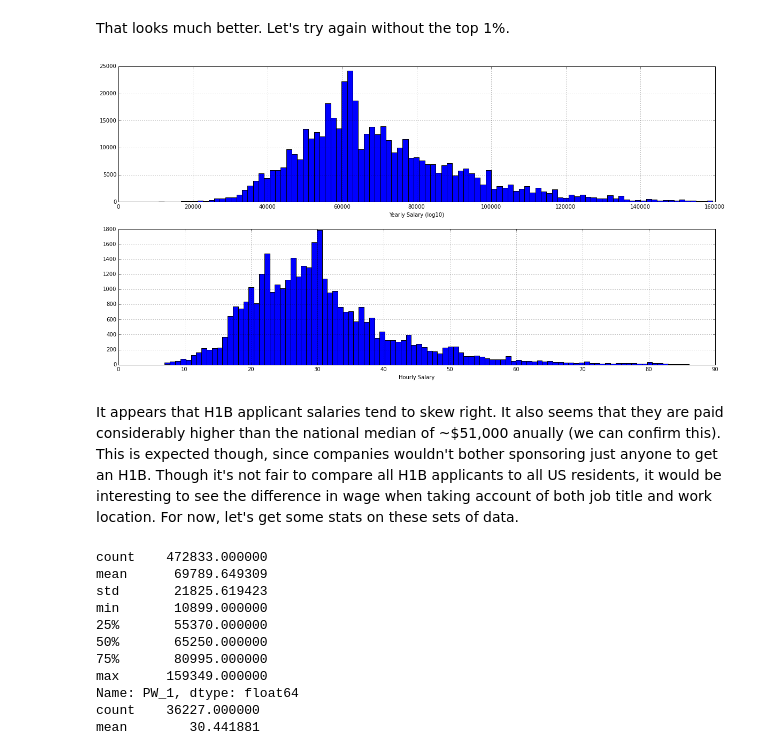
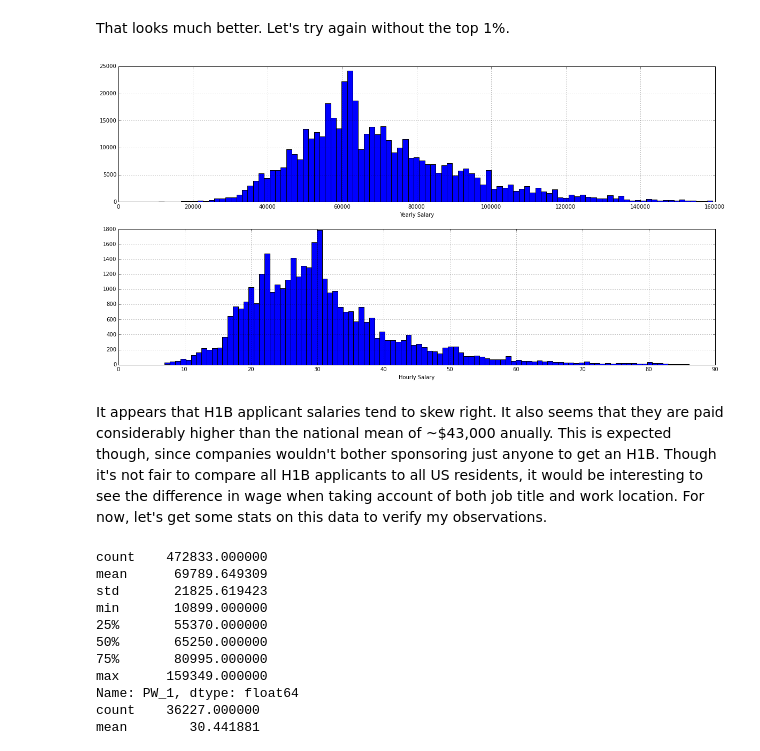
Before and after one commit to smehraein/LCA_Analysis, a Jupyter notebook: LCA Exploratory Analysis 1.ipynb, the cells around one changed output. Saved outputs shown, nothing was run; the diff lists cells and outputs as text; code cells hidden in the pictures.

Commit message:
Final Analysis 1
Updating filtering to correctly remove top 1% of hourly wages.

Started final analysis report. Wage analysis (content of Exploratory
Analysis 1) is in.

```diff
--- a/LCA Exploratory Analysis 1.ipynb
+++ b/LCA Exploratory Analysis 1.ipynb
@@ -91,24 +91,24 @@ That looks much better. Let's try again without the top 1%.
 # %%
 the_99_percent_yearly = yearly_wages[yearly_wages < yearly_wages.quantile(.99)]
 the_99_percent_hourly = hourly_wages[hourly_wages < hourly_wages.quantile(.99)]
 
 plt.figure(figsize=(20,10))
 
 plt.subplot(211)
 plt.hist(the_99_percent_yearly, bins=100)
-plt.xlabel("Yearly Salary (log10)")
+plt.xlabel("Yearly Salary")
 plt.grid(True)
 
 plt.subplot(212)
 plt.hist(the_99_percent_hourly.values, bins=100)
 plt.xlabel("Hourly Salary")
 plt.grid(True)
 
 plt.show()
 # %% [output]
-[figure, old version]
+[figure, new version]
 # %% [markdown]
-It appears that H1B applicant salaries tend to skew right. It also seems that they are paid considerably higher than the national median of ~$51,000 anually (we can confirm this). This is expected though, since companies wouldn't bother sponsoring just anyone to get an H1B. Though it's not fair to compare all H1B applicants to all US residents, it would be interesting to see the difference in wage when taking account of both job title and work location. For now, let's get some stats on these sets of data.
+It appears that H1B applicant salaries tend to skew right. It also seems that they are paid considerably higher than the national mean of ~$43,000 anually. This is expected though, since companies wouldn't bother sponsoring just anyone to get an H1B. Though it's not fair to compare all H1B applicants to all US residents, it would be interesting to see the difference in wage when taking account of both job title and work location. For now, let's get some stats on this data to verify my observations.
 # %%
 print the_99_percent_yearly.describe()
 print the_99_percent_hourly.describe()
```
Also changed, not shown: parts of 14 cells of this notebook, 4 other files.
